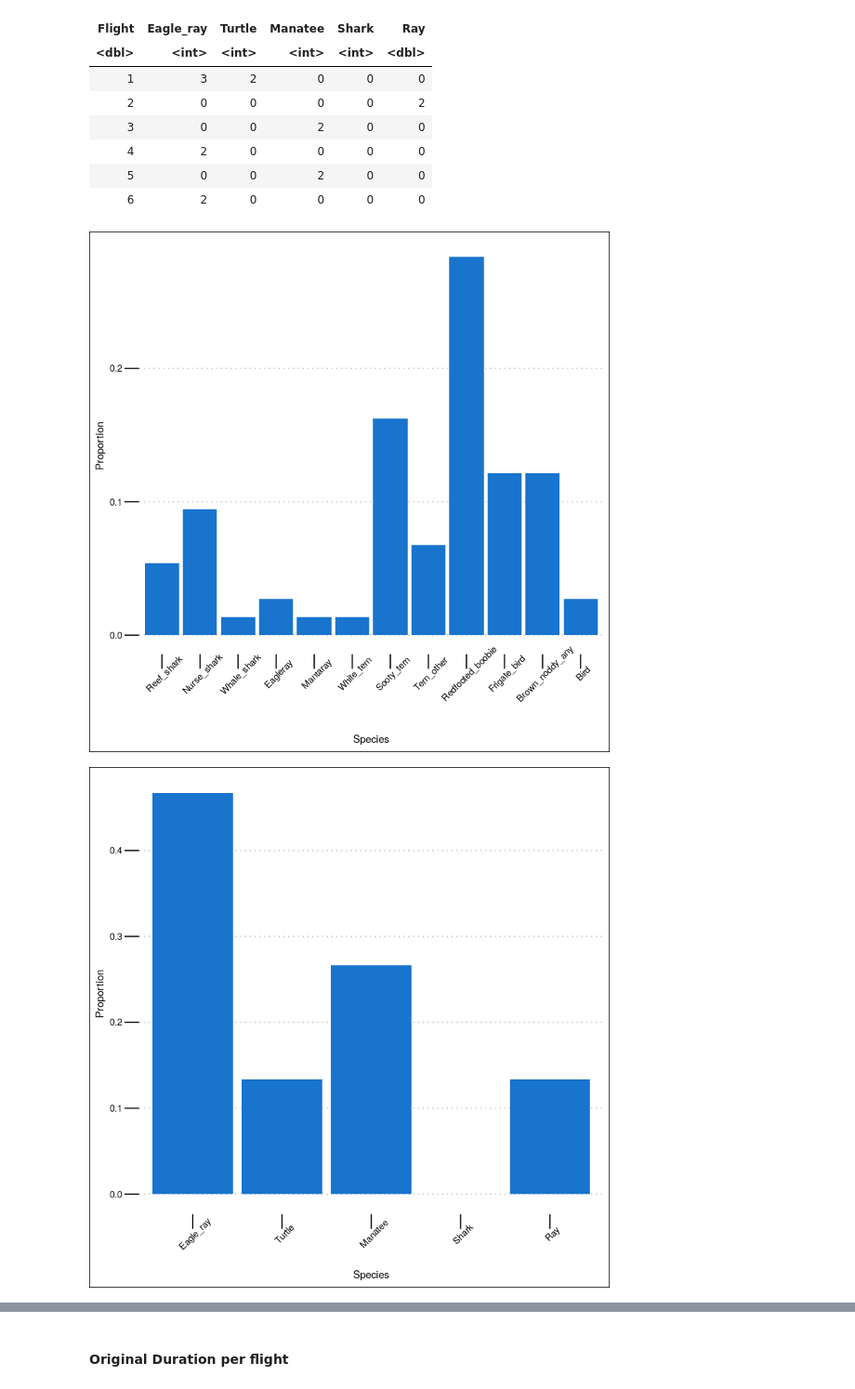
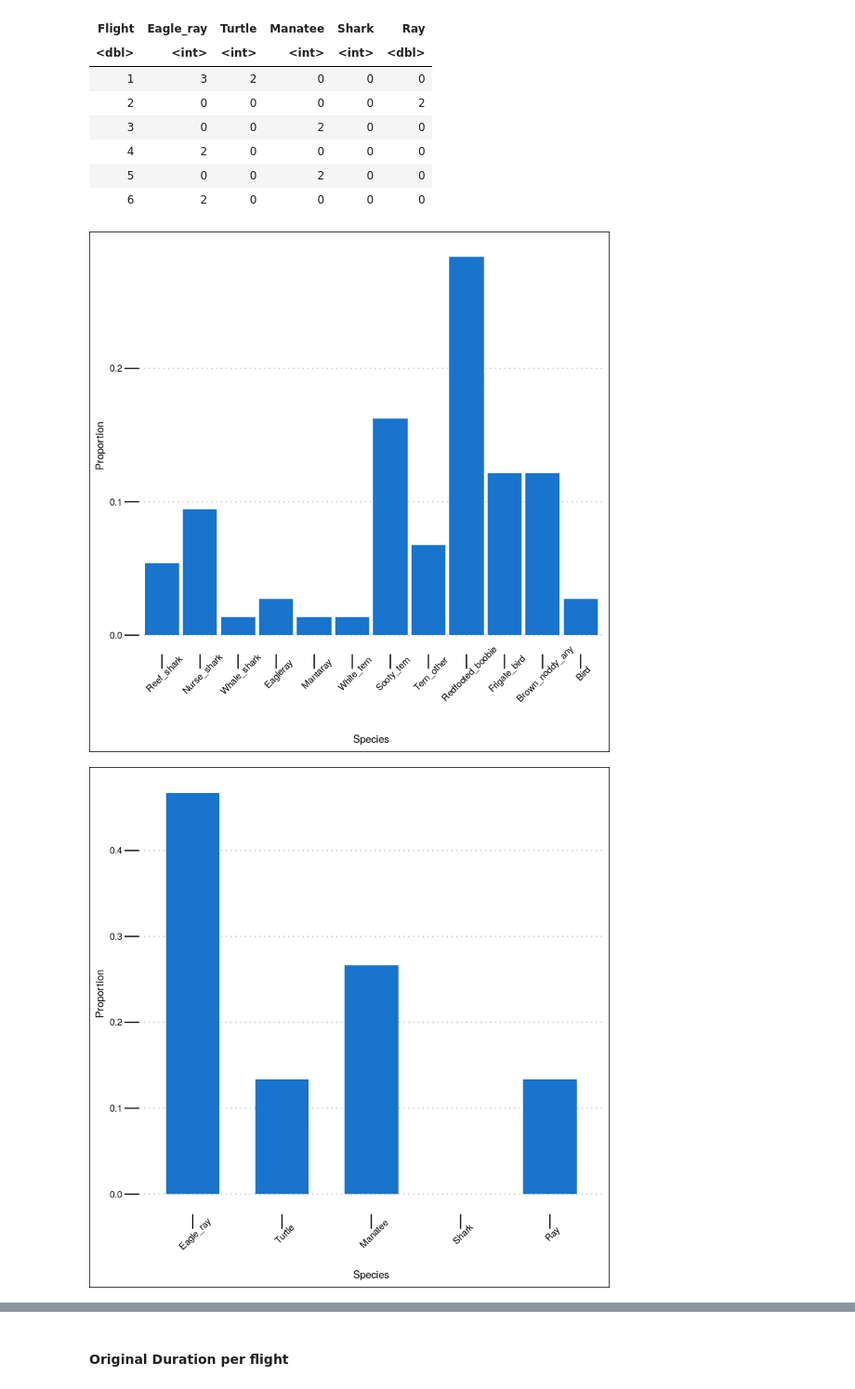
Before and after one commit to EvalImperialforces/CMEE_Thesis, a Jupyter notebook: Code/RealData_Analysis.ipynb, the cells around one changed output, grey strips where cells are left out. Shown at 93% size. Cells and saved outputs as stored; diff of their text form; code cells hidden in the pictures.

```diff
--- a/Code/RealData_Analysis.ipynb
+++ b/Code/RealData_Analysis.ipynb
@@ -201,32 +219,32 @@ sp.bar_bel$Prop <- lapply(sp.bar_bel$Total, function(x) x/sum(sp.bar_bel$Total))
   #theme(axis.text.x = element_text(angle = 50), axis.ticks.length = unit(.5, "cm")))
 
 #dev.off()
 
 
 bar.plot_biot <- ggplot(data = sp.bar, aes(x = rownames(sp.bar), y = Prop)) +
   geom_bar(stat = "identity", fill = "dodgerblue3") +
   xlab("Species") +
   ylab("Proportion") +
   scale_x_discrete(limits = rownames(sp.bar)) +
   theme_clean() +
   theme(axis.text.x = element_text(angle = 45), axis.ticks.length = unit(.5, "cm")) +
   scale_fill_brewer(palette = "Dark2")
 
 
 bar.plot_bel <- ggplot(data = sp.bar_bel, aes(x = rownames(sp.bar_bel), y = Prop)) +
-  geom_bar(stat = "identity", fill = "dodgerblue3") +
+  geom_bar(stat = "identity", fill = "dodgerblue3", width = 0.6) +
   xlab("Species") +
   ylab("Proportion") +
   scale_x_discrete(limits = rownames(sp.bar_bel)) +
   theme_clean() +
   theme(axis.text.x = element_text(angle = 45), axis.ticks.length = unit(.5, "cm"))
   #scale_fill_brewer(palette = "Dark1")
 
 bar.plot_biot
 bar.plot_bel
 #rownames(sp.bar_bel)
 #sp.bar_bel
 #sp.bar
 # %% [output]
 [figure]
-[figure, old version]
+[figure, new version]
```
Also changed, not shown: parts of 19 cells of this notebook, 8 other files.
